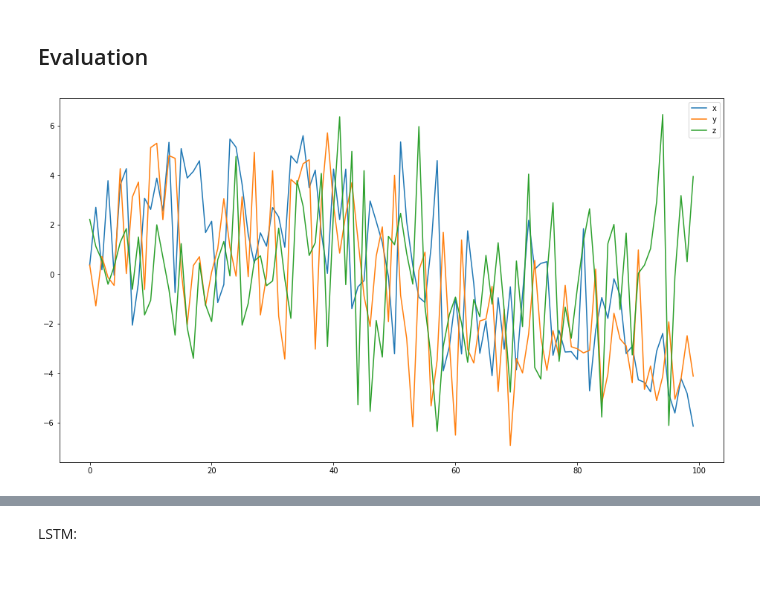
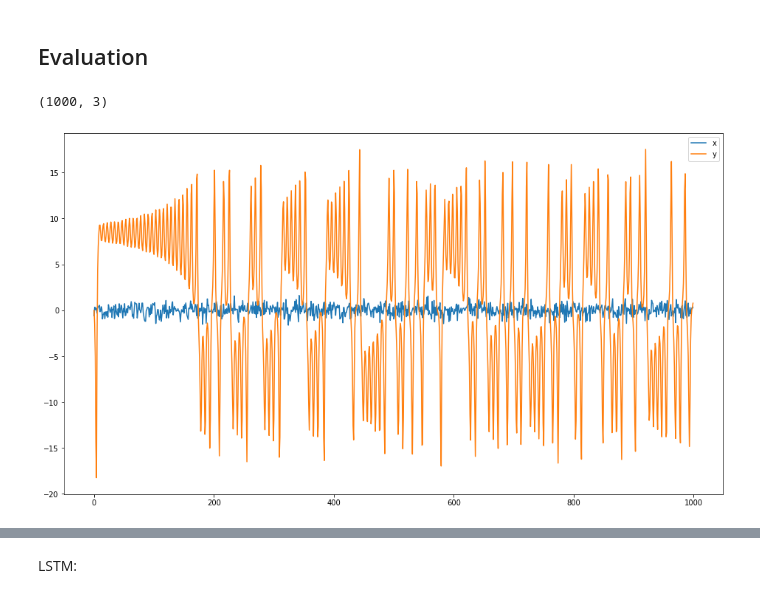
Before and after one commit to gonzaq94/GAN-chaotic-systems, a Jupyter notebook: gan_implementation.ipynb, the cells around one changed output, grey strips where cells are left out. Saved outputs shown, nothing was run; the diff lists cells and outputs as text; code cells hidden in the pictures.

```diff
--- a/gan_implementation.ipynb
+++ b/gan_implementation.ipynb
@@ -100,6 +119,5 @@ def generate_data(N,l=100,T=1):
 # %%
 N = 1000
-X = generate_data(N)
+X = generate_data(N,T=100, dt=0.1)
 
 X_train, X_test = train_test_split(X, test_size=0.33, random_state=42)
-X.shape
@@ -120,6 +142,7 @@ class gan(object):
 
     def __init__(self):
 
+        self.input_dim = 3000
         self.generator = Sequential()
         self.discriminator = Sequential()
         self.gan = Model()
@@ -130,29 +153,29 @@ class gan(object):
 
     def create_generator(self):
 
-        self.generator.add(Dense(units=256,input_dim=300,activation ='selu'))
+        self.generator.add(Dense(units=512,input_dim=self.input_dim,activation ='selu'))
         #self.generator.add(LeakyReLU(alpha=0.2))
 
-        self.generator.add(Dense(units=512,activation ='selu'))
+        self.generator.add(Dense(units=256,activation ='selu'))
         #self.generator.add(LeakyReLU(alpha=0.2))
 
-        self.generator.add(Dense(units=1024,activation ='selu'))
+        self.generator.add(Dense(units=100,activation ='selu'))
         #self.generator.add(LeakyReLU(alpha=0.2))
 
-        self.generator.add(Dense(units=300, activation='linear'))
+        self.generator.add(Dense(units=self.input_dim, activation='linear'))
 
         #self.generator.compile(loss='binary_crossentropy', optimizer='adam')
 
     def create_discriminator(self):
 
-        self.discriminator.add(BatchNormalization(input_shape=[300]))
+        self.discriminator.add(BatchNormalization(input_shape=[self.input_dim]))
 
-        self.discriminator.add(Dense(units=1024, activation='selu'))
+        self.discriminator.add(Dense(units=60, activation='selu'))
 
-        self.discriminator.add(Dense(units=512,activation ='selu'))
+        self.discriminator.add(Dense(units=30,activation ='selu'))
         #self.discriminator.add(LeakyReLU(alpha=0.2))
 
-        self.discriminator.add(Dense(units=256,activation ='selu'))
+        self.discriminator.add(Dense(units=10,activation ='selu'))
         #self.discriminator.add(LeakyReLU(alpha=0.2))
 
         self.discriminator.add(Dense(units=1, activation='sigmoid'))
@@ -162,7 +185,7 @@ class gan(object):
     def create_gan(self):
 
         self.discriminator.trainable=False
-        gan_input = Input(shape=(300,))
+        gan_input = Input(shape=(self.input_dim,))
         x = self.generator(gan_input)
         gan_output= self.discriminator(x)
         self.gan = Model(inputs=gan_input, outputs=gan_output)
@@ -202,7 +225,7 @@ class gan(object):
                                                 #may be smaller than the batch size
 
                 #generate  random noise as an input  to  initialize the  generator
-                noise= np.random.normal(0,1, [N, 300])
+                noise= np.random.normal(0,1, [N, self.input_dim])
 
                 generated_trajectory = self.generator.predict(noise)#.reshape(N,100,3)
 
@@ -220,7 +243,7 @@ class gan(object):
 
 
                 #Tricking the noised input of the Generator as real data
-                noise= np.random.normal(0,1, [N, 300])
+                noise= np.random.normal(0,1, [N, self.input_dim])
                 y_gen = np.ones(N)
 
                 # During the training of gan,
@@ -240,7 +263,7 @@ class gan(object):
 
     def generate(self,N):
 
-        noise= np.random.normal(0,1, [N, 300])
+        noise= np.random.normal(0,1, [N, self.input_dim])
 
         return np.transpose(self.generator.predict(noise))
 # %%
@@ -269,7 +276,7 @@ _________________________________________________________________
 # %% [markdown]
 ## Train model
 # %%
-loss_generator,loss_discriminator = g.train(X_train,500,128)
+loss_generator,loss_discriminator = g.train(X,500,128)
 # %% [output]
 Epoch 1
 Epoch 2
@@ -320,13 +307,18 @@ plt.show()
 # %%
 generated_data = g.generate(1)
 generated_data = generated_data.reshape((int(np.shape(generated_data)[0]/3),3))
+x_train = X_train[0,:].reshape((int(np.shape(X_train)[1]/3),3))
+print(x_train.shape)
 plt.plot(generated_data[:,0])
-plt.plot(generated_data[:,1])
-plt.plot(generated_data[:,2])
+plt.plot(x_train[:,0])
+#plt.plot(X_train[])
+#plt.plot(generated_data[:,1])
+#plt.plot(generated_data[:,2])
 plt.legend(['x','y','z'])
 plt.show()
 # %% [output]
+(1000, 3)
-[figure, old version]
+[figure, new version]
 # %%
 fig = figure()
 ax = fig.gca(projection='3d')
```
Also changed, not shown: parts of 26 cells of this notebook.
